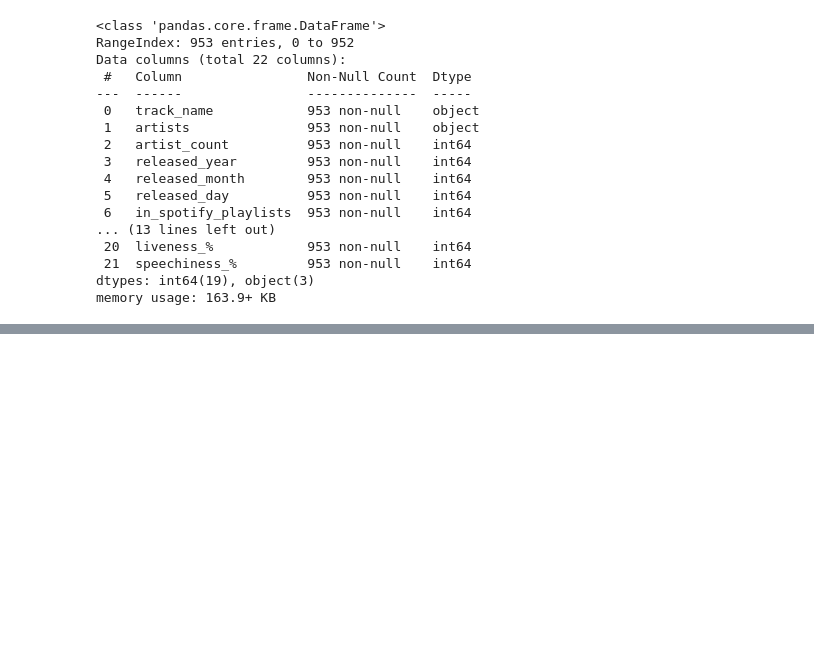
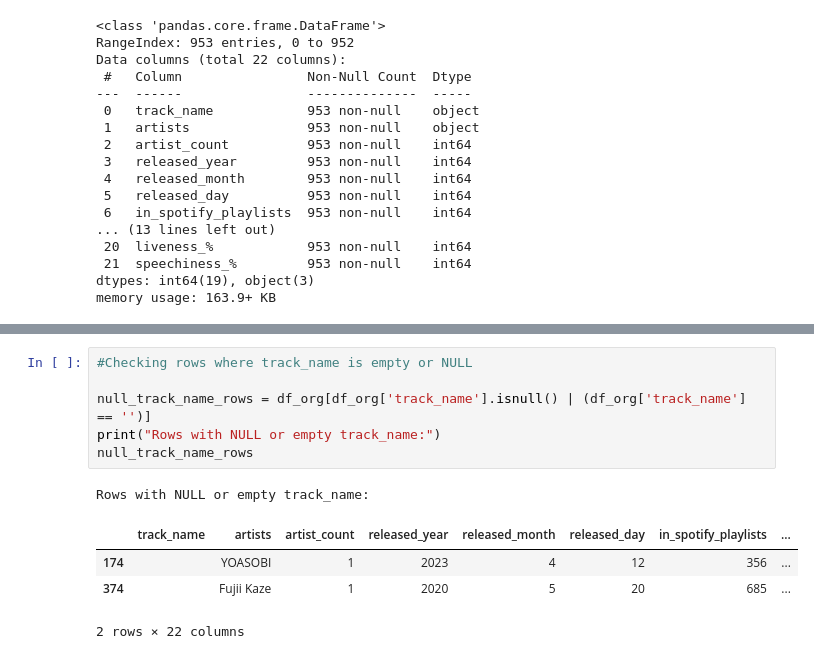
Before and after one commit to i-ap5/FamBus, a Jupyter notebook: famBus.ipynb, the cells around one changed output, grey strips where cells are left out. Saved outputs shown, nothing was run; the diff lists cells and outputs as text; blank space fills up the shorter version.

```diff
--- a/famBus.ipynb
+++ b/famBus.ipynb
@@ -153,0 +239,12 @@ memory usage: 163.9+ KB
+# %%
+#Checking rows where track_name is empty or NULL
+
+null_track_name_rows = df_org[df_org['track_name'].isnull() | (df_org['track_name'] == '')]
+print("Rows with NULL or empty track_name:")
+null_track_name_rows
+# %% [output]
+Rows with NULL or empty track_name:
+|  | track_name | artists | artist_count | released_year | released_month | released_day | in_spotify_playlists | ... |
+| 174 |  | YOASOBI | 1 | 2023 | 4 | 12 | 356 | ... |
+| 374 |  | Fujii Kaze | 1 | 2020 | 5 | 20 | 685 | ... |
+2 rows × 22 columns
```
Also changed, not shown: parts of 18 cells of this notebook, 1 other file.
